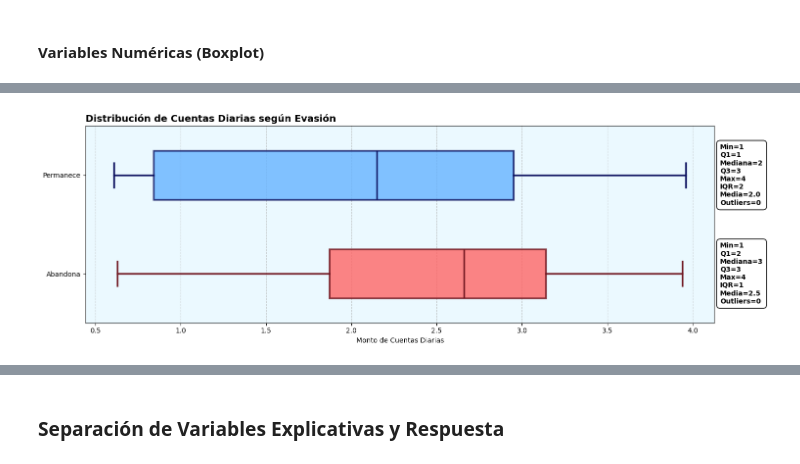
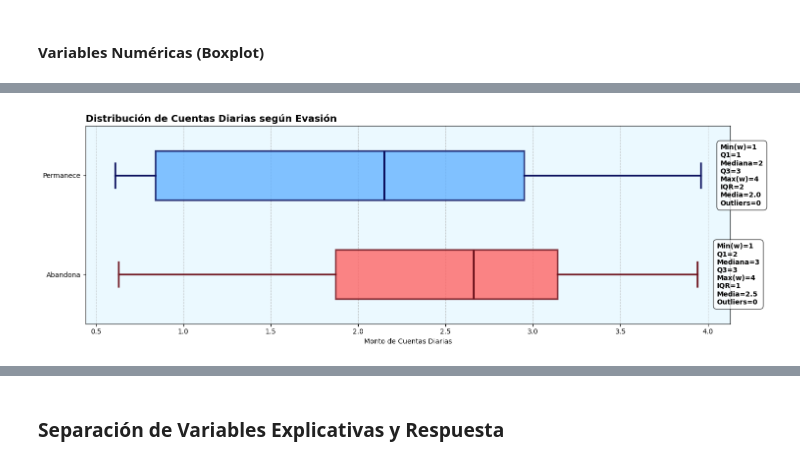
Before and after one commit to DanielRaiicHu/telecom_x_2, a Jupyter notebook: telecom_x_2.ipynb, the cells around one changed output, grey strips where cells are left out. Drawn from its saved outputs; the diff is of its cells as text; code cells hidden in the pictures.

```diff
--- a/telecom_x_2.ipynb
+++ b/telecom_x_2.ipynb
@@ -1428,7 +1449,9 @@ def boxplot_cuentas_diarias():
         datos.loc[datos['Evasion']=='No', 'CuentasDiarias'].dropna()
     ]
 
-    bp = ax.boxplot(datos_plot, vert=False, patch_artist=True, labels=categorias, widths=0.5)
+    whis_val = 1.5
+    bp = ax.boxplot(datos_plot, vert=False, patch_artist=True,
+                    labels=categorias, widths=0.5, whis=whis_val)
 
     # cajas
     for i, cat in enumerate(categorias):
@@ -1456,57 +1479,76 @@ def boxplot_cuentas_diarias():
         bp['medians'][i].set_color(color_NO if cat == "Abandona" else color_SI)
         bp['medians'][i].set_linewidth(2.5)
 
     # outliers
     for i, cat in enumerate(categorias):
         fl = bp['fliers'][i]
         fl.set_marker('o')
         fl.set_linestyle('none')
         fl.set_markersize(8)
         fl.set_markeredgewidth(2)
         fl.set_alpha(0.7)
         fl.set_markerfacecolor(colores[cat])
         fl.set_markeredgecolor(color_NO if cat == "Abandona" else color_SI)
         fl.set_linewidth(1.5)
 
 
-        # Cálculo global del rango y máximo para la caja que contiene la leyenda
-        xmax_global = max(val.max() for val in datos_plot)
-        xmin_global = min(val.min() for val in datos_plot)
-        rango_global = xmax_global - xmin_global
-        offset = rango_global * 0.06   # mismo offset para ambos grupos
+    # offset fijo relativo al ancho del eje (misma distancia visual)
+    x_left, x_right = ax.get_xlim()
+    offset = (x_right - x_left) * 0.03  # ~3% del ancho
 
-        # Estadísticos como cuadro de texto a la derecha
-        for i, (cat, valores) in enumerate(zip(categorias, datos_plot)):
-            q1 = np.percentile(valores, 25)
-            mediana = np.percentile(valores, 50)
-            q3 = np.percentile(valores, 75)
-            minimo = valores.min()
-            maximo = valores.max()
-            media = valores.mean()
-            iqr = q3 - q1
-            outliers = ((valores < q1 - 1.5*iqr) | (valores > q3 + 1.5*iqr)).sum()
+    # leyenda: anclar DESPUÉS del último punto (outlier si existe, si no, el whisker)
+    for i, valores in enumerate(datos_plot, start=1):
+        vals  = np.asarray(valores, float)
+        stats = boxplot_stats(vals, whis=whis_val)[0]  # usa el mismo 'whis' del boxplot
 
-            texto = (f"Min={minimo:.0f}\nQ1={q1:.0f}\nMediana={mediana:.0f}\n"
-                    f"Q3={q3:.0f}\nMax={maximo:.0f}\nIQR={iqr:.0f}\n"
-                    f"Media={media:.1f}\nOutliers={outliers}")
+        q1, med, q3    = stats['q1'], stats['med'], stats['q3']
+        whislo, whishi = stats['whislo'], stats['whishi']  # whiskers reales dibujados
+        fliers_vals    = np.asarray(stats['fliers'], float)
+        n_out          = fliers_vals.size
+        iqr            = q3 - q1
+        media          = float(np.mean(vals))
 
-            ax.text(xmax_global + offset, i+1, texto,
-                    va='center', ha='left',
-                    fontsize=10, fontweight='bold',
-                    bbox=dict(facecolor='white', edgecolor='black',
-                              boxstyle='round,pad=0.5'))
+        # máximo de outliers (si hay)
+        max_out = float(fliers_vals.max()) if n_out > 0 else None
+
+        # ancla: último punto a la derecha (outlier si existe; si no, el whisker)
+        extremo = max_out if max_out is not None else whishi
+
+        # texto: muestra Max(w) y, si corresponde, Max(out)
+        # Max(w): Max de whiskers
+        # Max(out): Max de outliers
+        texto = (
+            f"Min(w)={whislo:.0f}\n"
+            f"Q1={q1:.0f}\n"
+            f"Mediana={med:.0f}\n"
+            f"Q3={q3:.0f}\n"
+            f"Max(w)={whishi:.0f}\n"
+            + (f"Max(out)={max_out:.0f}\n" if max_out is not None else "")
+            + f"IQR={iqr:.0f}\n"
+            f"Media={media:.1f}\n"
+            f"Outliers={n_out}"
+        )
+
+        ax.text(
+            extremo + offset, i, texto,
+            va='center', ha='left',
+            fontsize=10, fontweight='bold',
+            bbox=dict(facecolor='white', edgecolor='black',
+                      alpha=0.75, boxstyle='round,pad=0.5'),
+            clip_on=False
+        )
 
     ax.set_title('Distribución de Cuentas Diarias según Evasión', fontsize=14, fontweight='bold', loc='left')
     ax.set_xlabel('Monto de Cuentas Diarias')
     ax.set_facecolor(color_interior)
     ax.grid(axis='x', linestyle='--', alpha=0.6)
 
     plt.tight_layout()
     return plt
 
 boxplot_cuentas_diarias().show()
 # %% [output]
-[figure, old version]
+[figure, new version]
 # %%
 # Cargo Mensual
 
```
Also changed, not shown: parts of 4 cells of this notebook.
